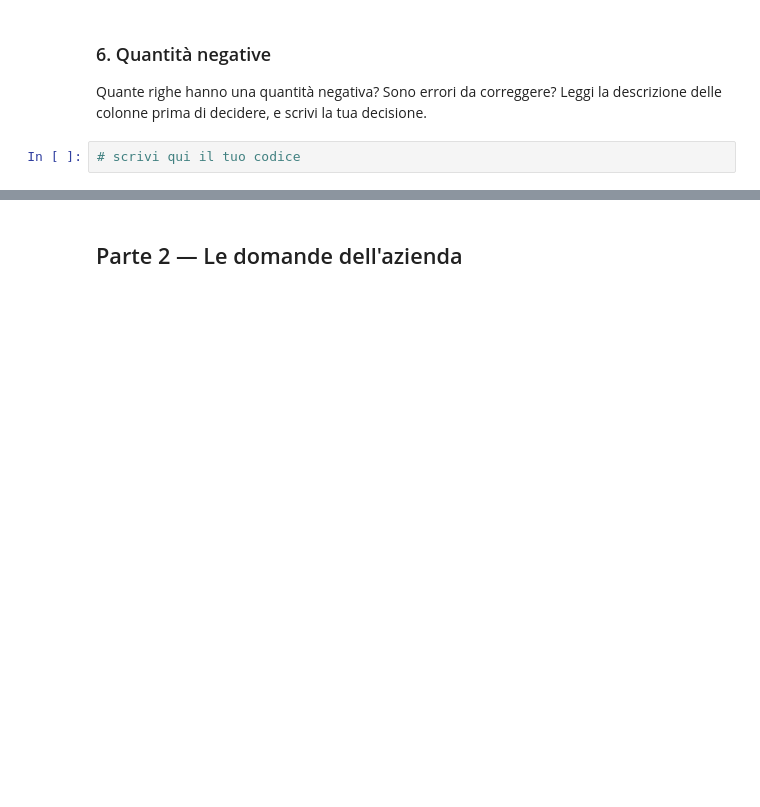
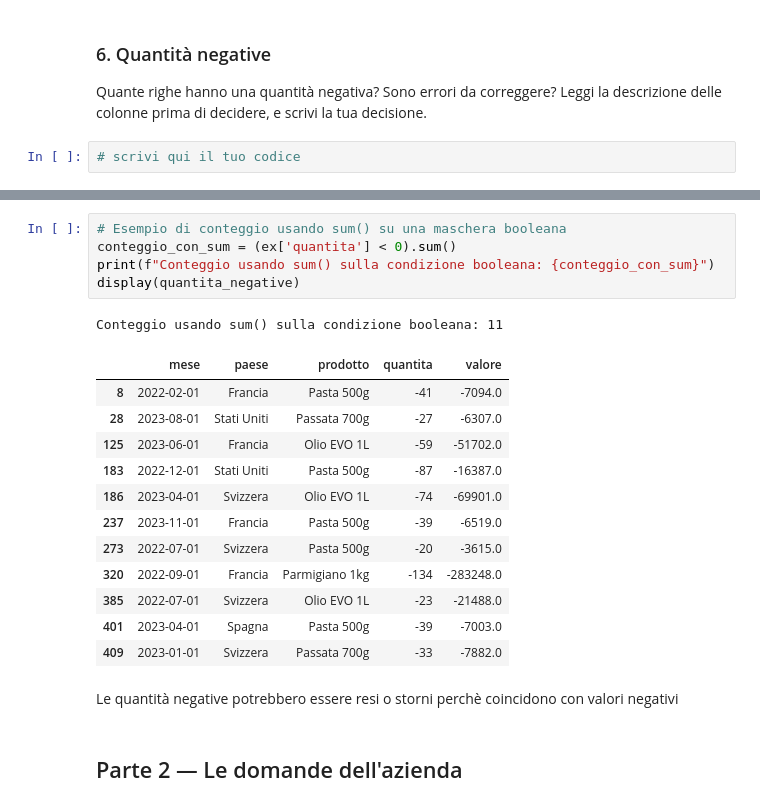
Before and after one commit to mariastef03/SIMA2026, a Jupyter notebook: esercitazioni/E04_pulizia/E04_task.ipynb, the cells around one changed output, grey strips where cells are left out. Saved outputs shown, nothing was run; the diff lists cells and outputs as text; blank space fills up the shorter version.

```diff
--- a/esercitazioni/E04_pulizia/E04_task.ipynb
+++ b/esercitazioni/E04_pulizia/E04_task.ipynb
@@ -130,3 +313,24 @@ Quante righe hanno una quantità negativa? Sono errori da correggere? Leggi la d
+# %%
+# Esempio di conteggio usando sum() su una maschera booleana
+conteggio_con_sum = (ex['quantita'] < 0).sum()
+print(f"Conteggio usando sum() sulla condizione booleana: {conteggio_con_sum}")
+display(quantita_negative)
+# %% [output]
+Conteggio usando sum() sulla condizione booleana: 11
+|  | mese | paese | prodotto | quantita | valore |
+| 8 | 2022-02-01 | Francia | Pasta 500g | -41 | -7094.0 |
+| 28 | 2023-08-01 | Stati Uniti | Passata 700g | -27 | -6307.0 |
+| 125 | 2023-06-01 | Francia | Olio EVO 1L | -59 | -51702.0 |
+| 183 | 2022-12-01 | Stati Uniti | Pasta 500g | -87 | -16387.0 |
+| 186 | 2023-04-01 | Svizzera | Olio EVO 1L | -74 | -69901.0 |
+| 237 | 2023-11-01 | Francia | Pasta 500g | -39 | -6519.0 |
+| 273 | 2022-07-01 | Svizzera | Pasta 500g | -20 | -3615.0 |
+| 320 | 2022-09-01 | Francia | Parmigiano 1kg | -134 | -283248.0 |
+| 385 | 2022-07-01 | Svizzera | Olio EVO 1L | -23 | -21488.0 |
+| 401 | 2023-04-01 | Spagna | Pasta 500g | -39 | -7003.0 |
+| 409 | 2023-01-01 | Svizzera | Passata 700g | -33 | -7882.0 |
+# %% [markdown]
+Le quantità negative potrebbero essere resi o storni perchè coincidono con valori negativi
 # %% [markdown]
 ## Parte 2 — Le domande dell'azienda
 # %% [markdown]
```
Also changed, not shown: parts of 30 cells of this notebook.
